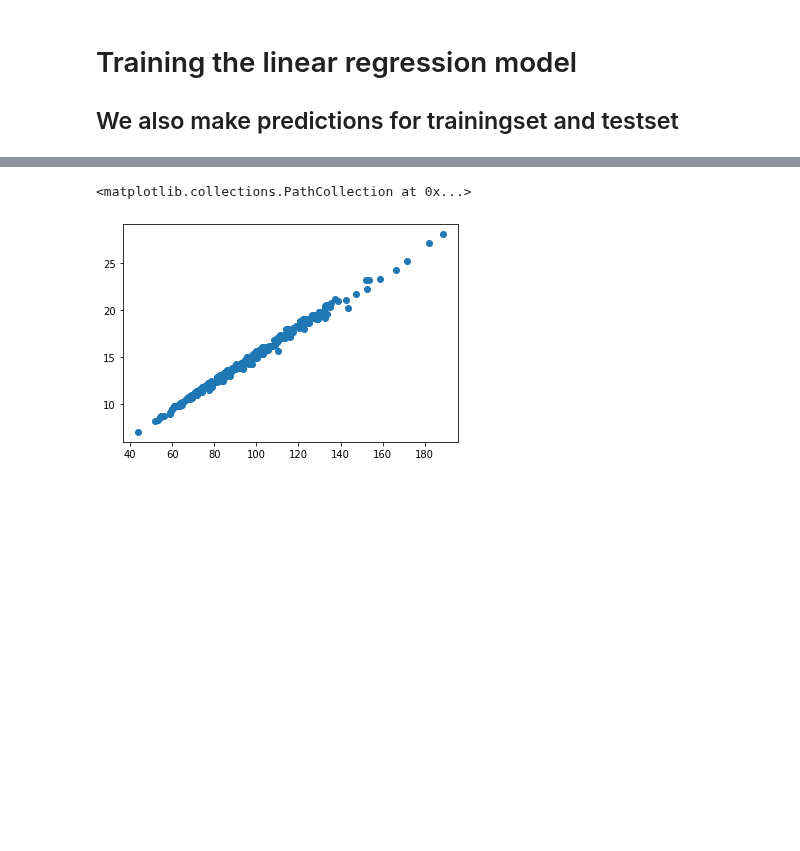
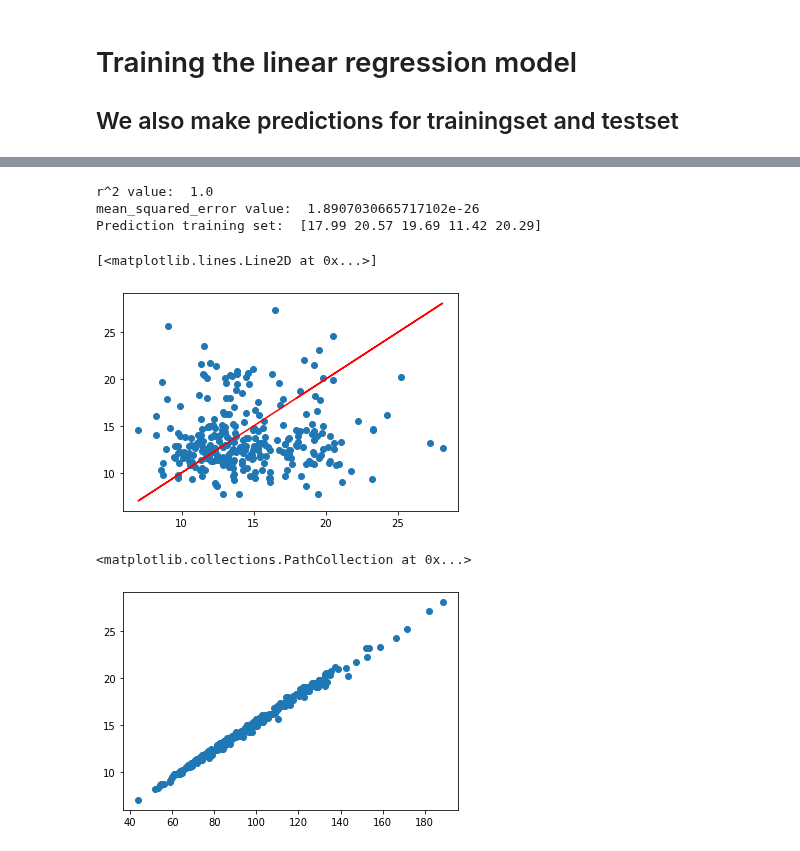
Before and after one commit to Ultan-Kearns/LYIT-Machine-Learning-Project, a Jupyter notebook: CA3Notebook.ipynb, the cells around one changed output, grey strips where cells are left out. Cells and saved outputs as stored; diff of their text form; code cells hidden in the pictures; blank space fills up the shorter version.

```diff
--- a/CA3Notebook.ipynb
+++ b/CA3Notebook.ipynb
@@ -165,3 +134,22 @@ Prediction:  [-5.44544861e-14 -5.66793841e-16 -2.47188422e-14 -4.26345648e-14
+# %%
+# We can also train the model to predict values in the test set with a high degree of accuracy as shown below
+# In this example I have chosen to predict the mean radius of the test set based on the values in the trainingset
+y = trainingSet.Mean_Radius
+
+regression_model = LinearRegression().fit(trainingSet, y)
+rSquared = regression_model.score(trainingSet, y)
+prediction = regression_model.predict(trainingSet)
+print('r^2 value: ', rSquared)
+print('mean_squared_error value: ', mean_squared_error(trainingSet.Mean_Radius, prediction))
+print('Prediction training set: ', regression_model.predict(trainingSet.head()))
+plt.scatter(trainingSet.Mean_Radius,testSet.Mean_Radius)
+plt.plot(trainingSet.Mean_Radius,prediction, color='Red')
+# %% [output]
+r^2 value:  1.0
+mean_squared_error value:  1.8907030665717102e-26
+Prediction training set:  [17.99 20.57 19.69 11.42 20.29]
+[<matplotlib.lines.Line2D at 0x...>]
+[figure, added]
 # %%
 # Example of positive Linear correlation between radius and perimeter
 # since these correlate highly we can remove one of them from set
```
Also changed, not shown: parts of 4 cells of this notebook.
